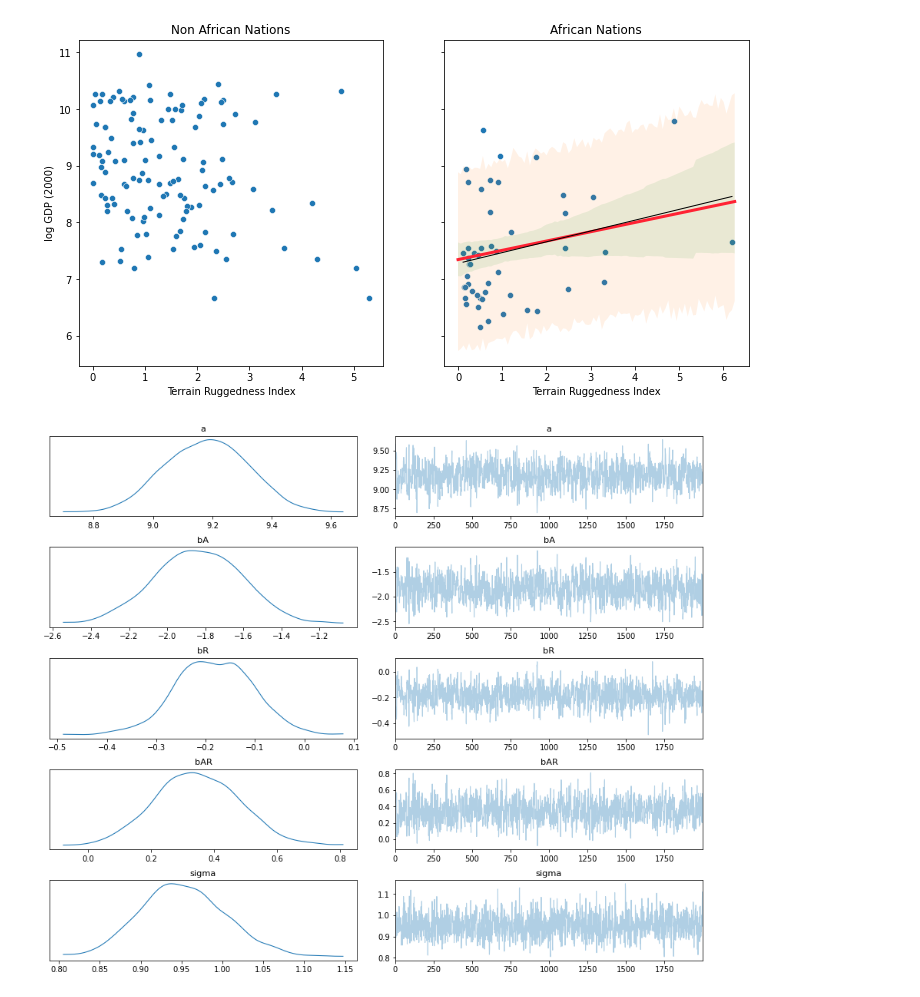
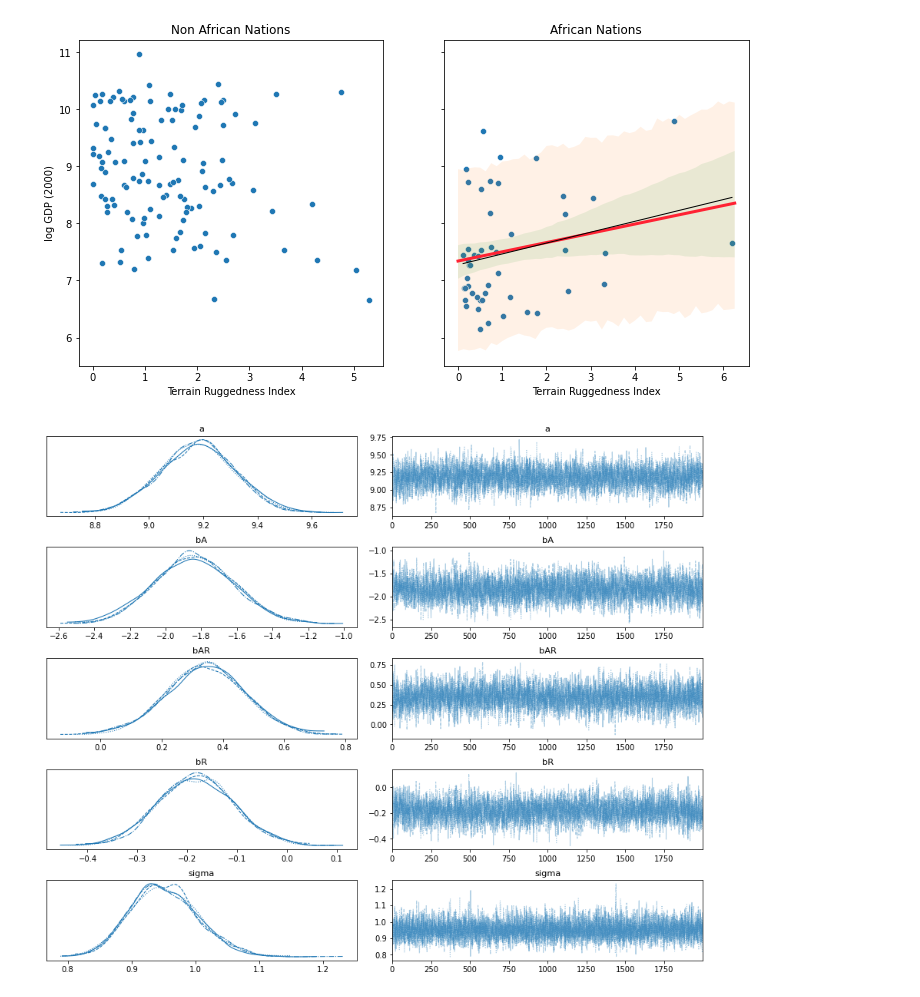
Before and after one commit to yongduek/DBDA-python, a Jupyter notebook: with_numpyro/npr_intro.ipynb, the cells around one changed output. Saved outputs shown, nothing was run; the diff lists cells and outputs as text; code cells hidden in the pictures.

```diff
--- a/with_numpyro/npr_intro.ipynb
+++ b/with_numpyro/npr_intro.ipynb
@@ -123,9 +130,6 @@ ax[1].plot(x, y, c='y', lw=3);
     - fortunately user interface between the two is 99.9% the same.
 # %%
-import torch
-device = torch.device('cpu')
-print(device)
-data_tt = torch.tensor(df.values, dtype=torch.float).to(device)  # torch tensor
+data_tt = jnp.array(df.values)  # JAX array
 print(data_tt[:2])
 
 # separate data_tt into three arrays with names
@@ -140,16 +143,16 @@ def mu_func(is_cont_africa, ruggedness, a, b_a, b_r, b_ar):
     return a + b_a * is_cont_africa + b_r * ruggedness + b_ar * is_cont_africa * ruggedness
 
 def model(is_cont_africa, ruggedness, log_gdp=None):
-    a = pyro.sample("a", dist.Normal(0., 10.))
-    b_a = pyro.sample("bA", dist.Normal(0., 1.))
-    b_r = pyro.sample("bR", dist.Normal(0., 1.))
-    b_ar = pyro.sample("bAR", dist.Normal(0., 1.))
-    sigma = pyro.sample("sigma", dist.Uniform(0., 10.))
+    a = numpyro.sample("a", dist.Normal(0., 10.))
+    b_a = numpyro.sample("bA", dist.Normal(0., 1.))
+    b_r = numpyro.sample("bR", dist.Normal(0., 1.))
+    b_ar = numpyro.sample("bAR", dist.Normal(0., 1.))
+    sigma = numpyro.sample("sigma", dist.Uniform(0., 10.))
     mean = mu_func(is_cont_africa, ruggedness, a, b_a, b_r, b_ar)
-    mu = pyro.deterministic('mu', mean)  # for convenience later
+    mu = numpyro.deterministic('mu', mean)  # for convenience later
 
-    with pyro.plate("data", len(ruggedness)):
-        obs = pyro.sample("obs", dist.Normal(mean, sigma), obs=log_gdp)
+    with numpyro.plate("data", len(ruggedness)):
+        obs = numpyro.sample("obs", dist.Normal(mean, sigma), obs=log_gdp)
     return obs
 #
 # %%
@@ -162,5 +165,5 @@ plt.scatter(ruggedness, obs_prior);
 # %%
-from pyro.infer import MCMC, NUTS
-mcmc = MCMC(NUTS(model), num_samples=2000, warmup_steps=1000)
-mcmc.run(is_cont_africa, ruggedness, log_gdp)
+with numpyro.handlers.seed(rng_seed=random.PRNGKey(1)):
+    mcmc = MCMC(NUTS(model), num_warmup=200, num_samples=2000, num_chains=4)
+    mcmc.run(random.PRNGKey(0), is_cont_africa, ruggedness, log_gdp)
 # %%
@@ -262,8 +276,8 @@ ax[1].fill_between(rgdns, hdi[:, 0], hdi[:,1], alpha=.1)  # pp observation w/o s
 # visualization of the result is convenient with `arviz`
 import arviz
 
-inferenceData = arviz.from_pyro(mcmc)
+inferenceData = arviz.from_numpyro(mcmc)
 # %%
-arviz.plot_trace(inferenceData);
+arviz.plot_trace(inferenceData, var_names=['a', 'bA', 'bAR', 'bR', 'sigma']);
 # %% [output]
-[figure, old version]
+[figure, new version]
```
Also changed, not shown: parts of 20 cells of this notebook, 3 other files.
